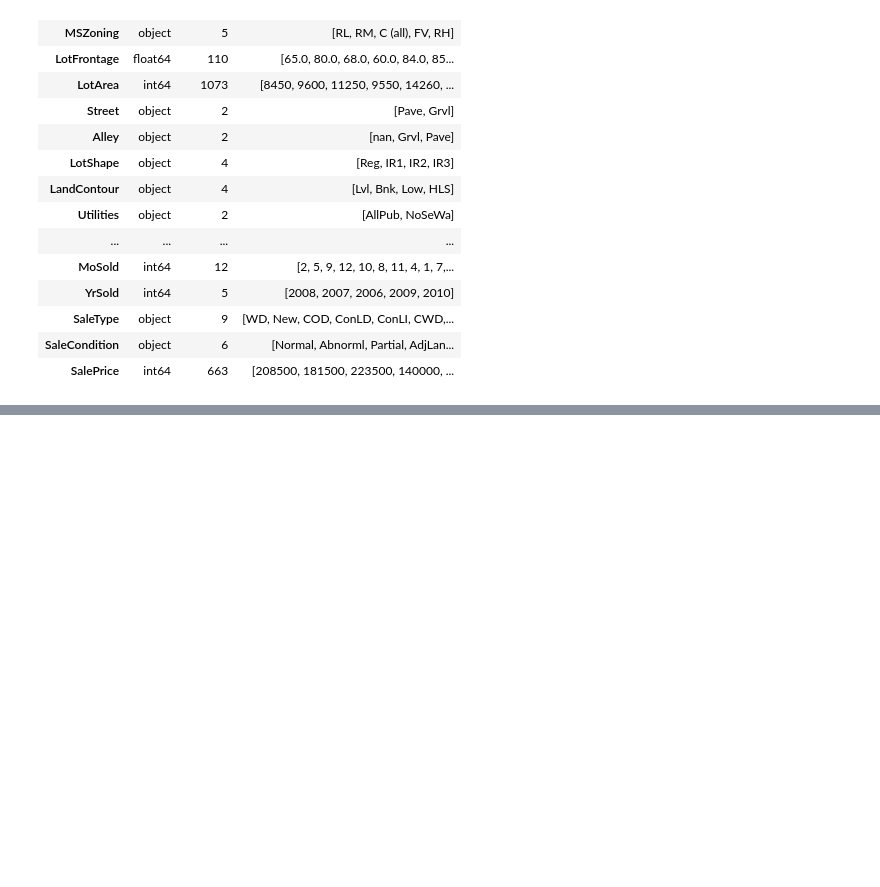
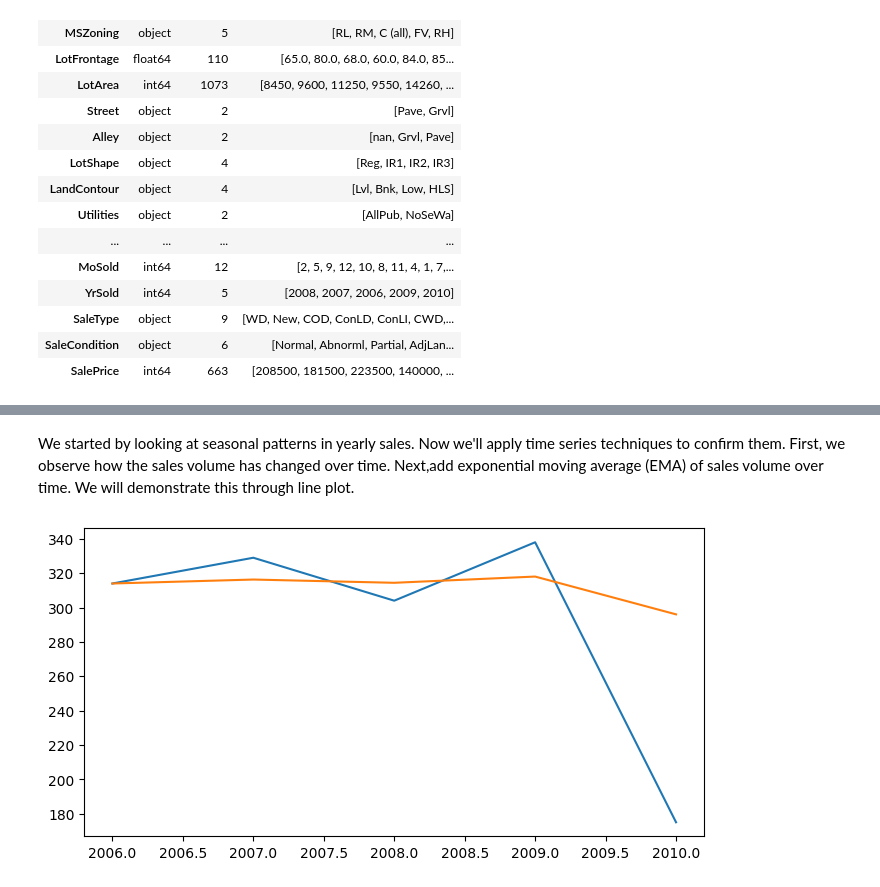
Before and after one commit to annugit1655/Real-Estate-Price-Prediction, a Jupyter notebook: Real-Estate-Price-Prediction/notebooks/eda-time-series.ipynb, the cells around one changed output, grey strips where cells are left out. Saved outputs shown, nothing was run; the diff lists cells and outputs as text; code cells hidden in the pictures; blank space fills up the shorter version.

```diff
--- a/Real-Estate-Price-Prediction/notebooks/eda-time-series.ipynb
+++ b/Real-Estate-Price-Prediction/notebooks/eda-time-series.ipynb
@@ -197,0 +267,14 @@ dtype_df
+# %% [markdown]
+We started by looking at seasonal patterns in yearly sales. Now we'll apply time series techniques to confirm them. First, we observe how the sales volume has changed over time. Next,add exponential moving average (EMA) of sales volume over time. We will demonstrate this through line plot.
+# %%
+# plot simple line chart of volume over time
+yearly_sales = sales_volume.reset_index(name='Count')
+
+# compute exponential moving average(EMA)
+yearly_sales['EMA'] = yearly_sales['Count'].ewm(span=12, adjust=False).mean()
+
+plt.figure(figsize=(8, 4))
+plt.plot(yearly_sales['YrSold'], yearly_sales['Count'], label="Yearly Sales")
+plt.plot(yearly_sales['YrSold'], yearly_sales['EMA'], label='EMA (12 months)');
+# %% [output]
+[figure, added]
```
Also changed, not shown: parts of 10 cells of this notebook, 1 other file.
